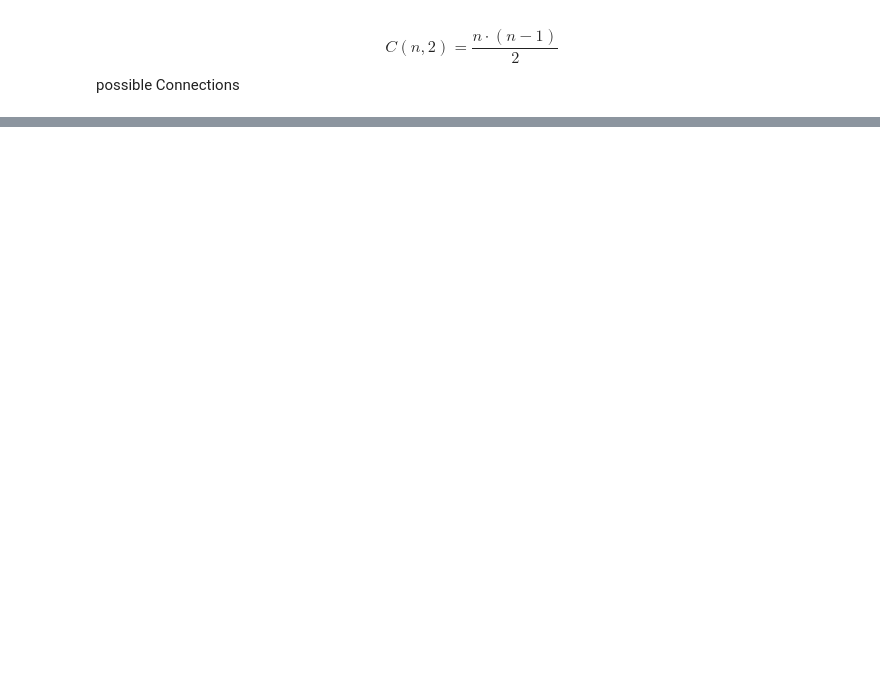
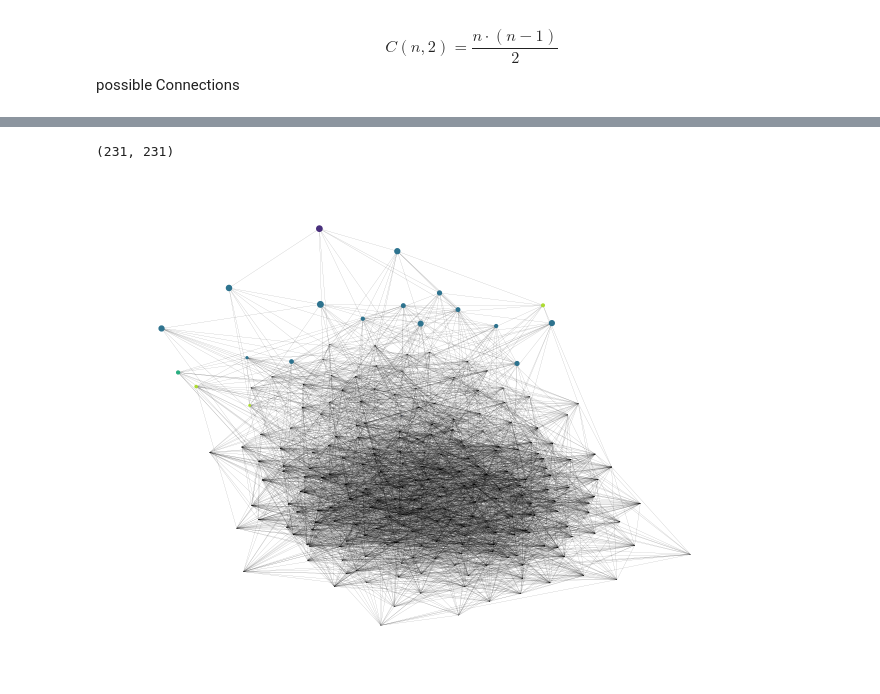
Before and after one commit to FisnikZogaj/MA, a Jupyter notebook: GraphGLM.ipynb, the cells around one changed output, grey strips where cells are left out. Cells and saved outputs as stored; diff of their text form; code cells hidden in the pictures; blank space fills up the shorter version.

```diff
--- a/GraphGLM.ipynb
+++ b/GraphGLM.ipynb
@@ -95,0 +179,23 @@ probability.hist(bins = 100)
+# %%
+countries = salaries.employee_residence.unique()
+color_map = dict(zip(countries,
+     np.arange(len(countries))))
+country_to_color = lambda x : color_map[x]
+
+
+G = nx.Graph()
+G.add_nodes_from(salaries.index,
+                 size = salaries.salary_in_usd)
+G.add_edges_from(list(df[df['Connection_Prob'] > 0.9]['idx']))
+# %%
+pos = nx.spring_layout(G)
+nx.draw(G, with_labels = False,
+        node_size = np.log(salaries.salary_in_usd) * 20,
+        pos = nx.spring_layout(G),
+        node_color = salaries.employee_residence.apply(country_to_color),
+        width = 0.05, alpha = 0.99)
+
+print(nx.adjacency_matrix(G).toarray().shape)
+# %% [output]
+(231, 231)
+[figure, added]
```
Also changed, not shown: parts of 14 cells of this notebook.
